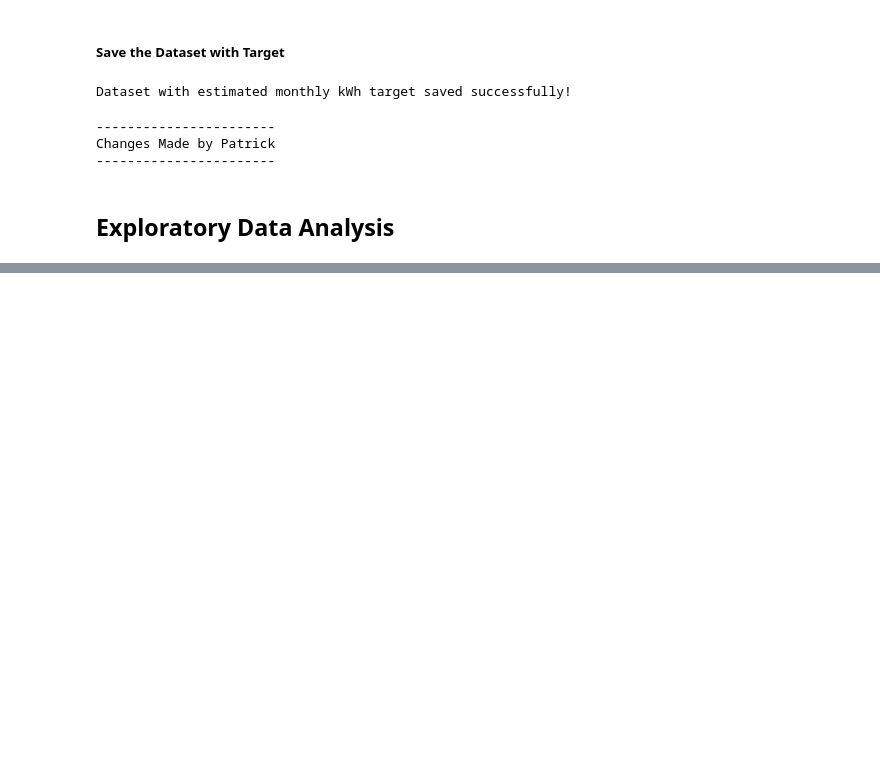
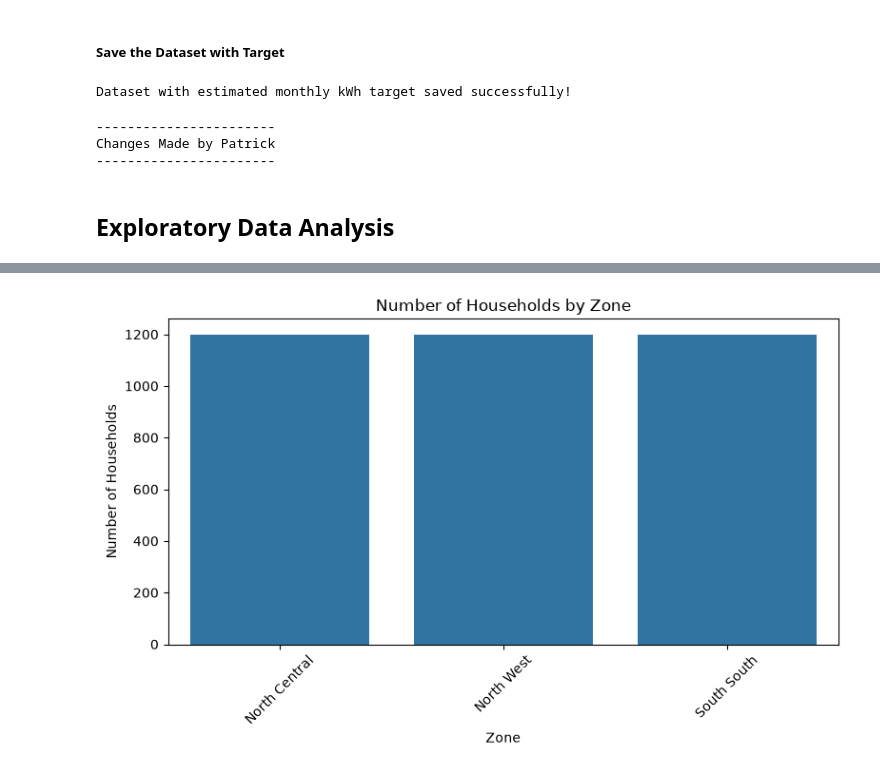
Before and after one commit to Paddyrey/TechCrush-Capstone-Group-11-Project, a Jupyter notebook: notebooks/Data_preparation.ipynb, the cells around one changed output, grey strips where cells are left out. Drawn from its saved outputs; the diff is of its cells as text; code cells hidden in the pictures; blank space fills up the shorter version.

Commit message:
feat: added EDA section to data_preparation file - Judah Abraham

```diff
--- a/notebooks/Data_preparation.ipynb
+++ b/notebooks/Data_preparation.ipynb
@@ -1098,0 +1165,15 @@ Changes Made by Patrick
+# %%
+plt.figure(figsize=(8, 5))
+sns.countplot(
+    data=energy_base_df,
+    x='zone',
+    order=energy_base_df['zone'].value_counts().index
+)
+plt.title("Number of Households by Zone")
+plt.xlabel("Zone")
+plt.ylabel("Number of Households")
+plt.xticks(rotation=45)
+plt.tight_layout()
+plt.show()
+# %% [output]
+[figure, added]
```
Also changed, not shown: parts of 10 cells of this notebook.
